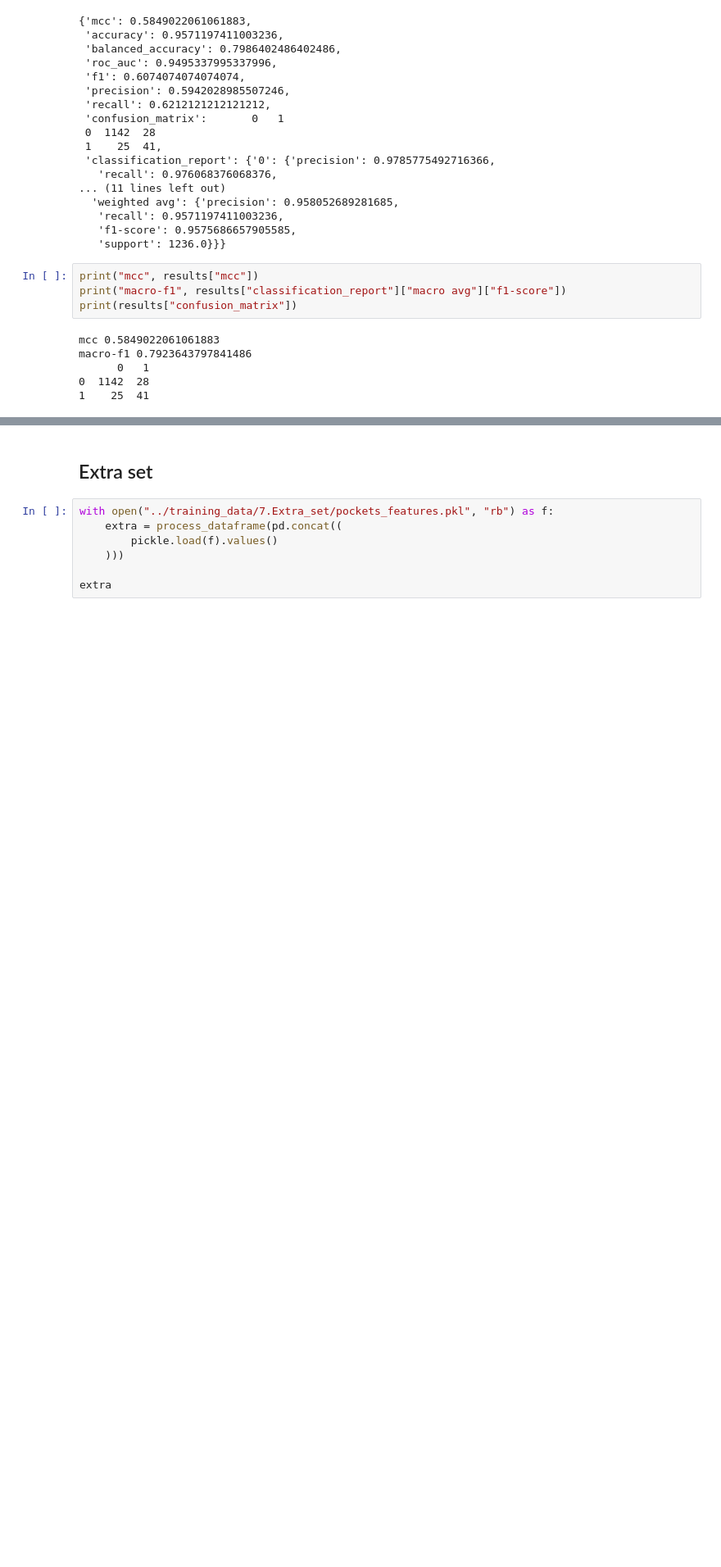
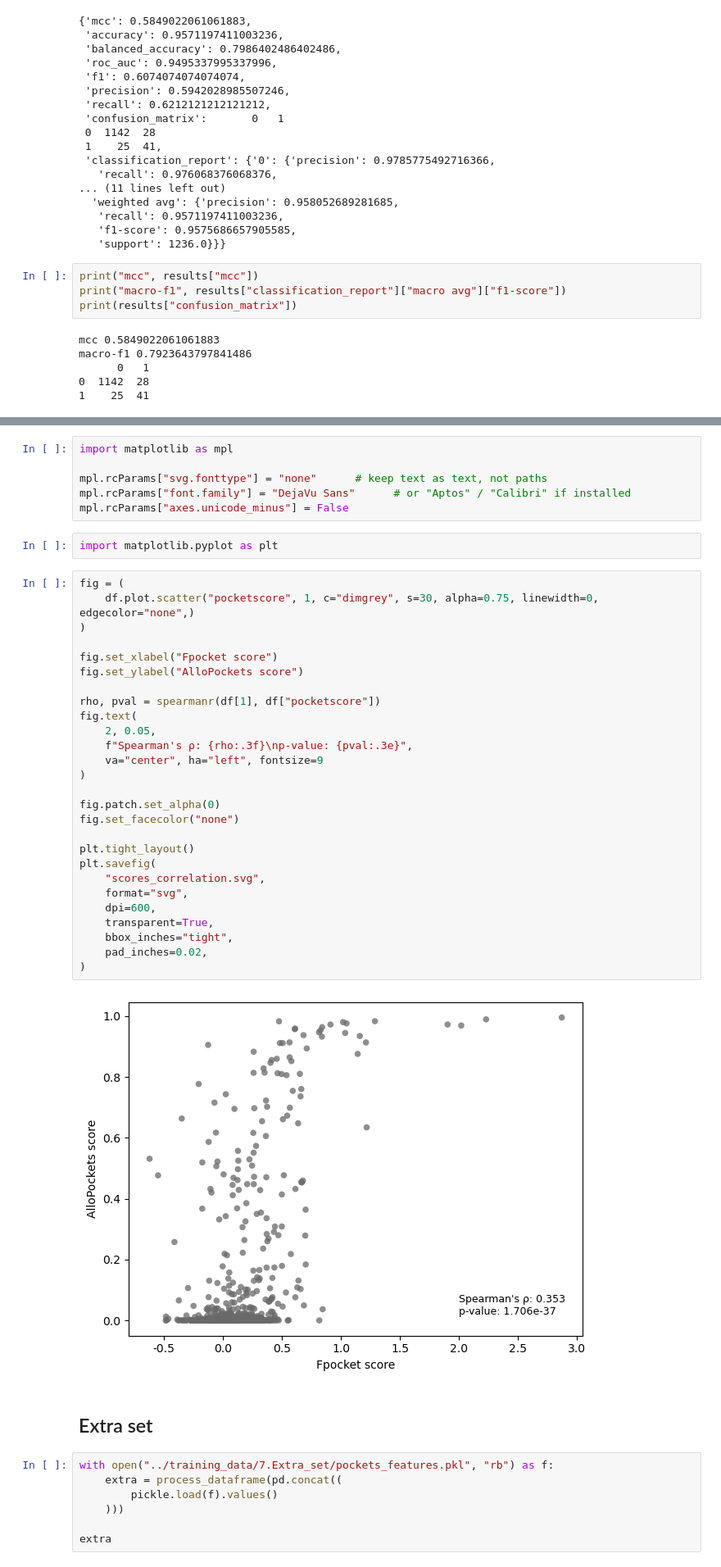
Before and after one commit to frannerin/AlloPockets, a Jupyter notebook: models/pockets_physchem.ipynb, the cells around one changed output, grey strips where cells are left out. Shown at 82% size. Saved outputs shown, nothing was run; the diff lists cells and outputs as text; blank space fills up the shorter version.

```diff
--- a/models/pockets_physchem.ipynb
+++ b/models/pockets_physchem.ipynb
@@ -284,3 +463,40 @@ macro-f1 0.7923643797841486
+# %%
+import matplotlib as mpl
+
+mpl.rcParams["svg.fonttype"] = "none"      # keep text as text, not paths
+mpl.rcParams["font.family"] = "DejaVu Sans"      # or "Aptos" / "Calibri" if installed
+mpl.rcParams["axes.unicode_minus"] = False
+# %%
+import matplotlib.pyplot as plt
+# %%
+fig = (
+    df.plot.scatter("pocketscore", 1, c="dimgrey", s=30, alpha=0.75, linewidth=0, edgecolor="none",)
+)
+
+fig.set_xlabel("Fpocket score")
+fig.set_ylabel("AlloPockets score")
+
+rho, pval = spearmanr(df[1], df["pocketscore"])
+fig.text(
+    2, 0.05,
+    f"Spearman's ρ: {rho:.3f}\np-value: {pval:.3e}",
+    va="center", ha="left", fontsize=9
+)
+
+fig.patch.set_alpha(0)
+fig.set_facecolor("none")
+
+plt.tight_layout()
+plt.savefig(
+    "scores_correlation.svg",
+    format="svg",
+    dpi=600,
+    transparent=True,
+    bbox_inches="tight",
+    pad_inches=0.02,
+)
+# %% [output]
+[figure, added]
 # %% [markdown]
 ## Extra set
 # %%
```
Also changed, not shown: parts of 15 cells of this notebook, 35 other files.
